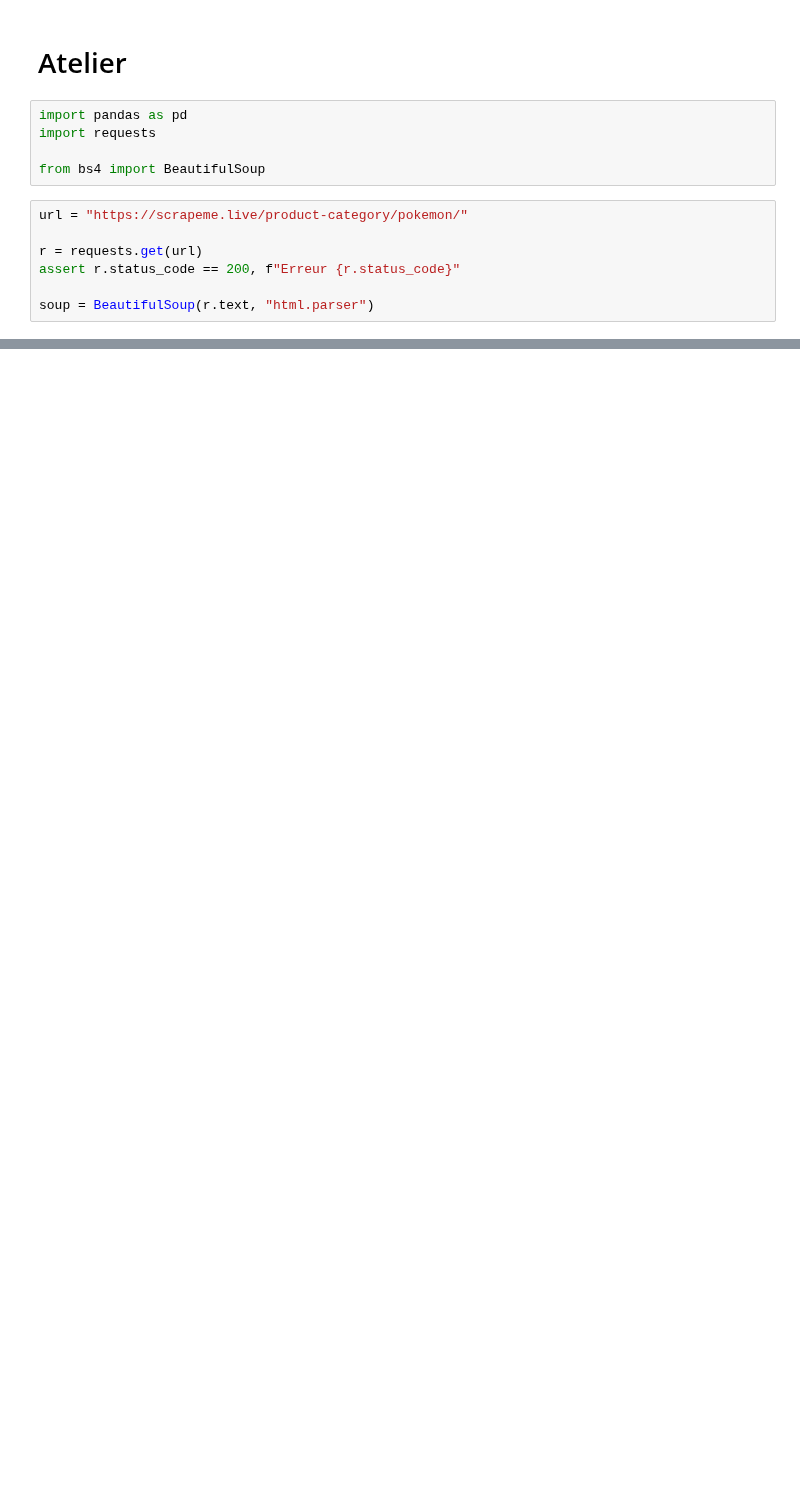
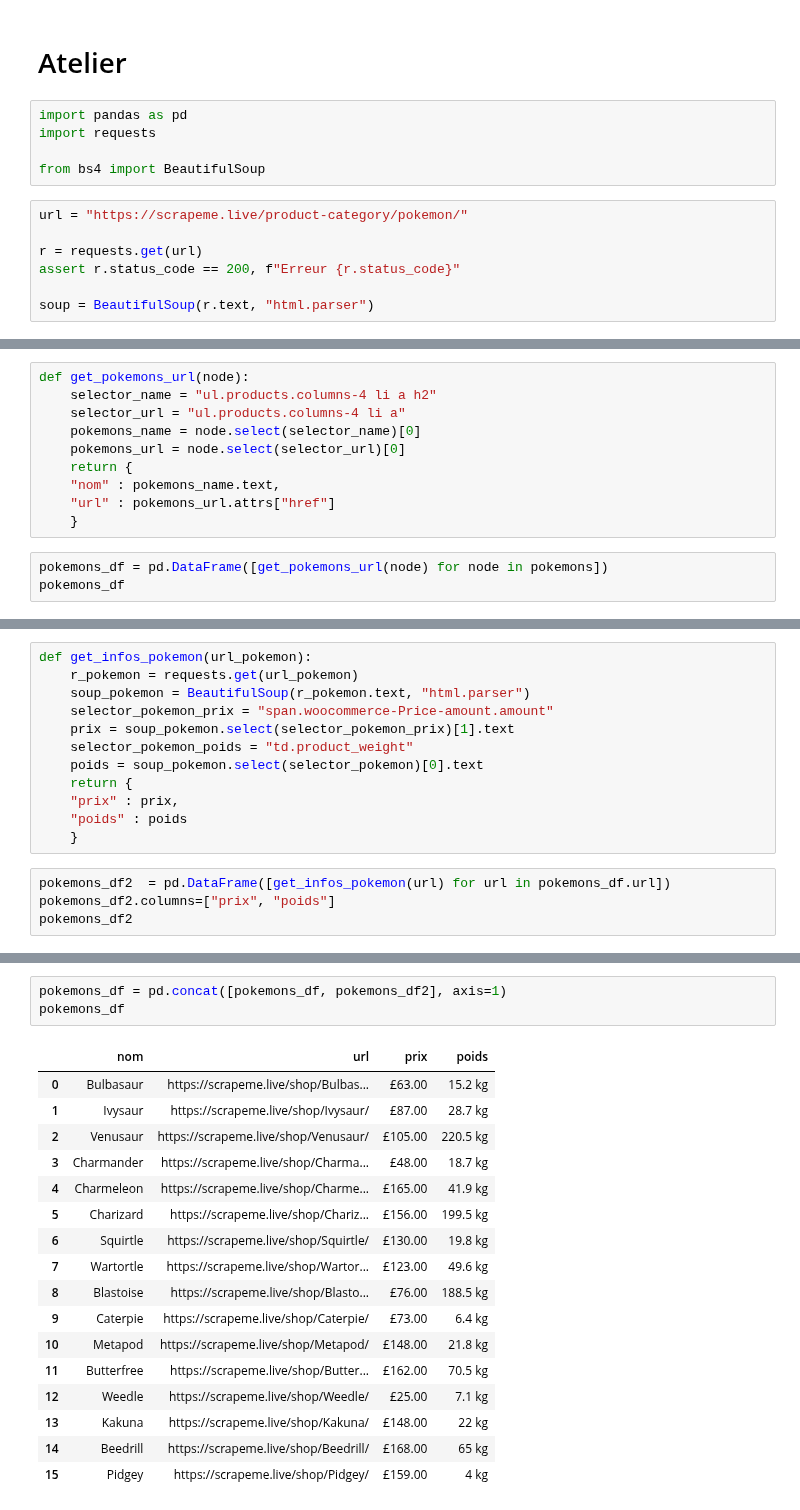
Before and after one commit to mlepennec-ensae/formation_cepe, a Jupyter notebook: notebooks/atelier.ipynb, the cells around one changed output, grey strips where cells are left out. Drawn from its saved outputs; the diff is of its cells as text; blank space fills up the shorter version.

```diff
--- a/notebooks/atelier.ipynb
+++ b/notebooks/atelier.ipynb
@@ -37,0 +37,13 @@ pokemons_url
+# %%
+def get_pokemons_url(node):
+    selector_name = "ul.products.columns-4 li a h2"
+    selector_url = "ul.products.columns-4 li a"
+    pokemons_name = node.select(selector_name)[0]
+    pokemons_url = node.select(selector_url)[0]
+    return {
+    "nom" : pokemons_name.text,
+    "url" : pokemons_url.attrs["href"]
+    }
+# %%
+pokemons_df = pd.DataFrame([get_pokemons_url(node) for node in pokemons])
+pokemons_df
@@ -37,0 +68,16 @@ pokemons_url
+# %%
+def get_infos_pokemon(url_pokemon):
+    r_pokemon = requests.get(url_pokemon)
+    soup_pokemon = BeautifulSoup(r_pokemon.text, "html.parser")
+    selector_pokemon_prix = "span.woocommerce-Price-amount.amount"
+    prix = soup_pokemon.select(selector_pokemon_prix)[1].text
+    selector_pokemon_poids = "td.product_weight"
+    poids = soup_pokemon.select(selector_pokemon)[0].text
+    return {
+    "prix" : prix,
+    "poids" : poids
+    }
+# %%
+pokemons_df2  = pd.DataFrame([get_infos_pokemon(url) for url in pokemons_df.url])
+pokemons_df2.columns=["prix", "poids"]
+pokemons_df2
@@ -37,0 +102,21 @@ pokemons_url
+# %%
+pokemons_df = pd.concat([pokemons_df, pokemons_df2], axis=1)
+pokemons_df
+# %% [output]
+|  | nom | url | prix | poids |
+| 0 | Bulbasaur | https://scrapeme.live/shop/Bulbas... | £63.00 | 15.2 kg |
+| 1 | Ivysaur | https://scrapeme.live/shop/Ivysaur/ | £87.00 | 28.7 kg |
+| 2 | Venusaur | https://scrapeme.live/shop/Venusaur/ | £105.00 | 220.5 kg |
+| 3 | Charmander | https://scrapeme.live/shop/Charma... | £48.00 | 18.7 kg |
+| 4 | Charmeleon | https://scrapeme.live/shop/Charme... | £165.00 | 41.9 kg |
+| 5 | Charizard | https://scrapeme.live/shop/Chariz... | £156.00 | 199.5 kg |
+| 6 | Squirtle | https://scrapeme.live/shop/Squirtle/ | £130.00 | 19.8 kg |
+| 7 | Wartortle | https://scrapeme.live/shop/Wartor... | £123.00 | 49.6 kg |
+| 8 | Blastoise | https://scrapeme.live/shop/Blasto... | £76.00 | 188.5 kg |
+| 9 | Caterpie | https://scrapeme.live/shop/Caterpie/ | £73.00 | 6.4 kg |
+| 10 | Metapod | https://scrapeme.live/shop/Metapod/ | £148.00 | 21.8 kg |
+| 11 | Butterfree | https://scrapeme.live/shop/Butter... | £162.00 | 70.5 kg |
+| 12 | Weedle | https://scrapeme.live/shop/Weedle/ | £25.00 | 7.1 kg |
+| 13 | Kakuna | https://scrapeme.live/shop/Kakuna/ | £148.00 | 22 kg |
+| 14 | Beedrill | https://scrapeme.live/shop/Beedrill/ | £168.00 | 65 kg |
+| 15 | Pidgey | https://scrapeme.live/shop/Pidgey/ | £159.00 | 4 kg |
```
Also changed, not shown: parts of 3 cells of this notebook, 1 other file.
